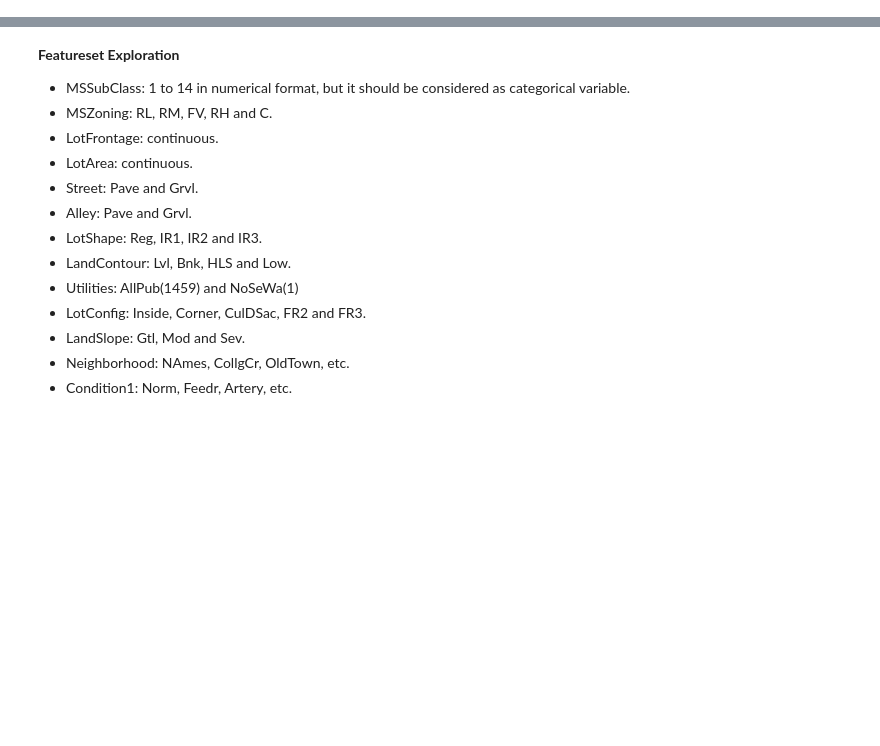
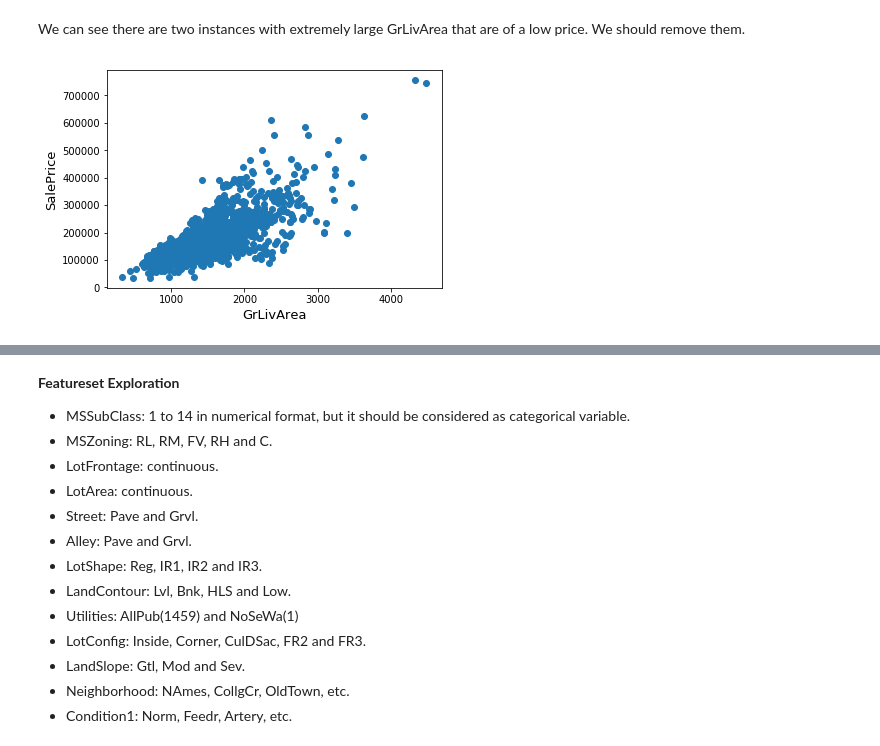
Before and after one commit to jasonlin1111/MLND_project, a Jupyter notebook: predict_house_prices.ipynb, the cells around one changed output, grey strips where cells are left out. Drawn from its saved outputs; the diff is of its cells as text; code cells hidden in the pictures; blank space fills up the shorter version.

```diff
--- a/predict_house_prices.ipynb
+++ b/predict_house_prices.ipynb
@@ -11,0 +127,15 @@ data = pd.read_csv('train.csv')
+# %% [markdown]
+We can see there are two instances with extremely large GrLivArea that are of a low price. We should remove them.
+# %%
+#Deleting outliers
+
+data = data.drop(data[(data['GrLivArea']>4000) & (data['SalePrice']<300000)].index)
+
+#Check the graphic again
+fig, ax = plt.subplots()
+ax.scatter(data['GrLivArea'], data['SalePrice'])
+plt.ylabel('SalePrice', fontsize=13)
+plt.xlabel('GrLivArea', fontsize=13)
+plt.show()
+# %% [output]
+[figure, added]
```
Also changed, not shown: parts of 32 cells of this notebook, 1 other file.
